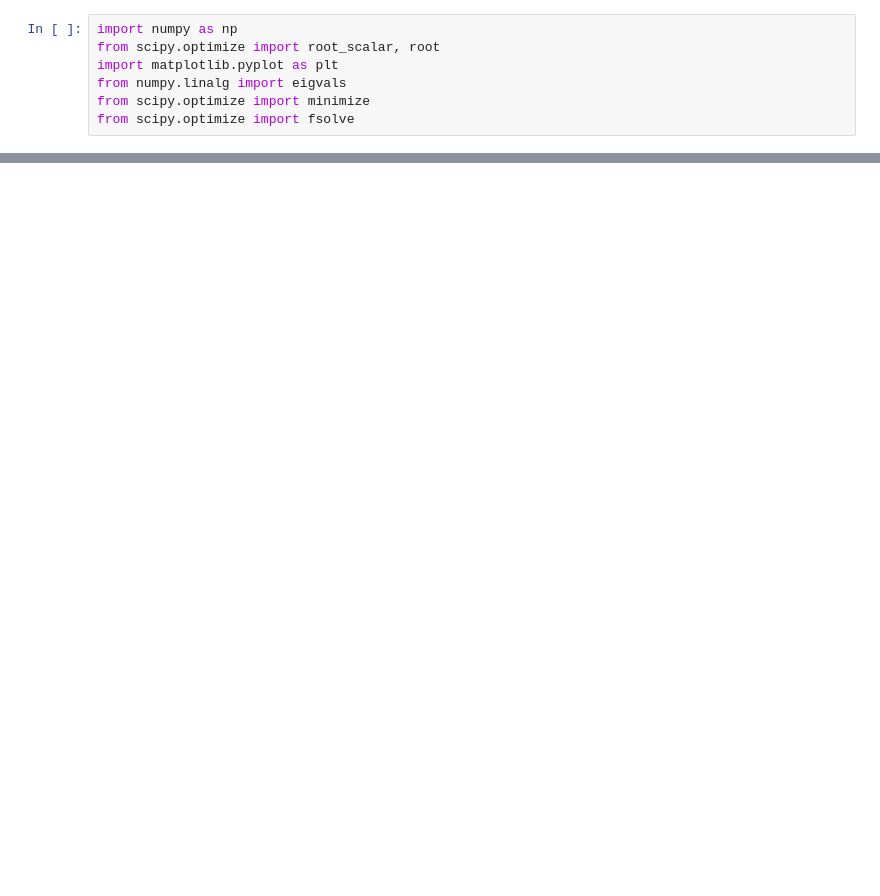
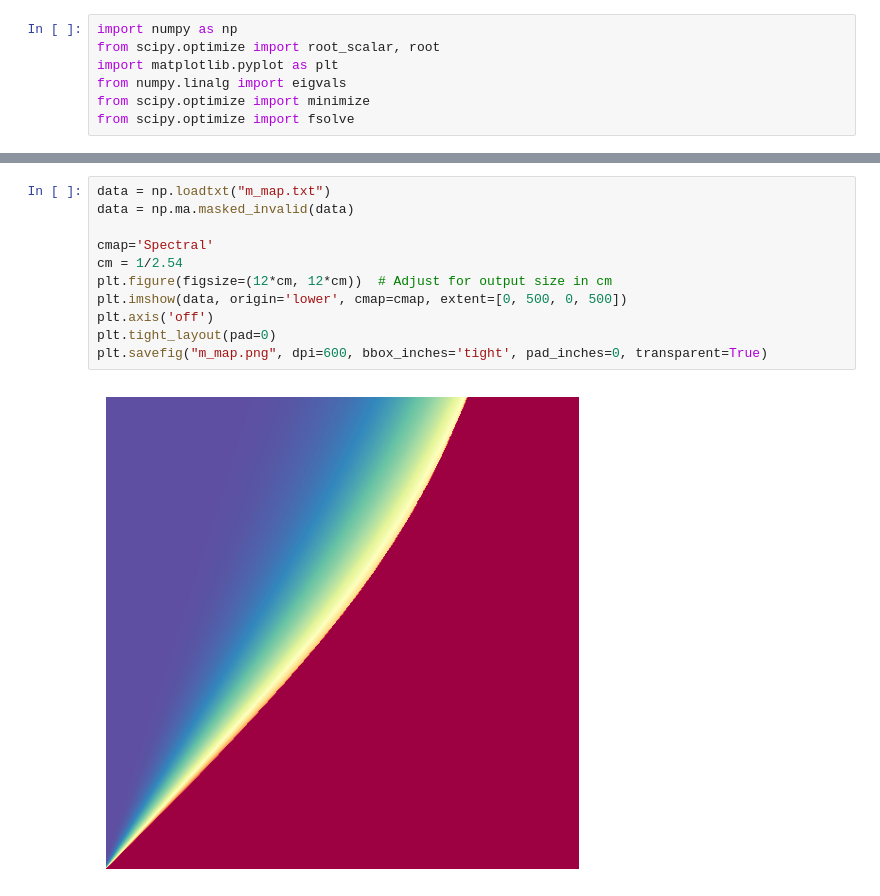
Before and after one commit to Gabrielkrzyzanowski/Master_Research, a Jupyter notebook: Ferromagnetic_Maier-Saupe/Ferromagnetic_Maier_Saupe.ipynb, the cells around one changed output, grey strips where cells are left out. Cells and saved outputs as stored; diff of their text form; blank space fills up the shorter version.

```diff
--- a/Ferromagnetic_Maier-Saupe/Ferromagnetic_Maier_Saupe.ipynb
+++ b/Ferromagnetic_Maier-Saupe/Ferromagnetic_Maier_Saupe.ipynb
@@ -138,0 +222,13 @@ plt.show()
+# %%
+data = np.loadtxt("m_map.txt")
+data = np.ma.masked_invalid(data)
+
+cmap='Spectral'
+cm = 1/2.54
+plt.figure(figsize=(12*cm, 12*cm))  # Adjust for output size in cm
+plt.imshow(data, origin='lower', cmap=cmap, extent=[0, 500, 0, 500])
+plt.axis('off')
+plt.tight_layout(pad=0)
+plt.savefig("m_map.png", dpi=600, bbox_inches='tight', pad_inches=0, transparent=True)
+# %% [output]
+[figure, added]
```
Also changed, not shown: parts of 6 cells of this notebook, 3 other files.
